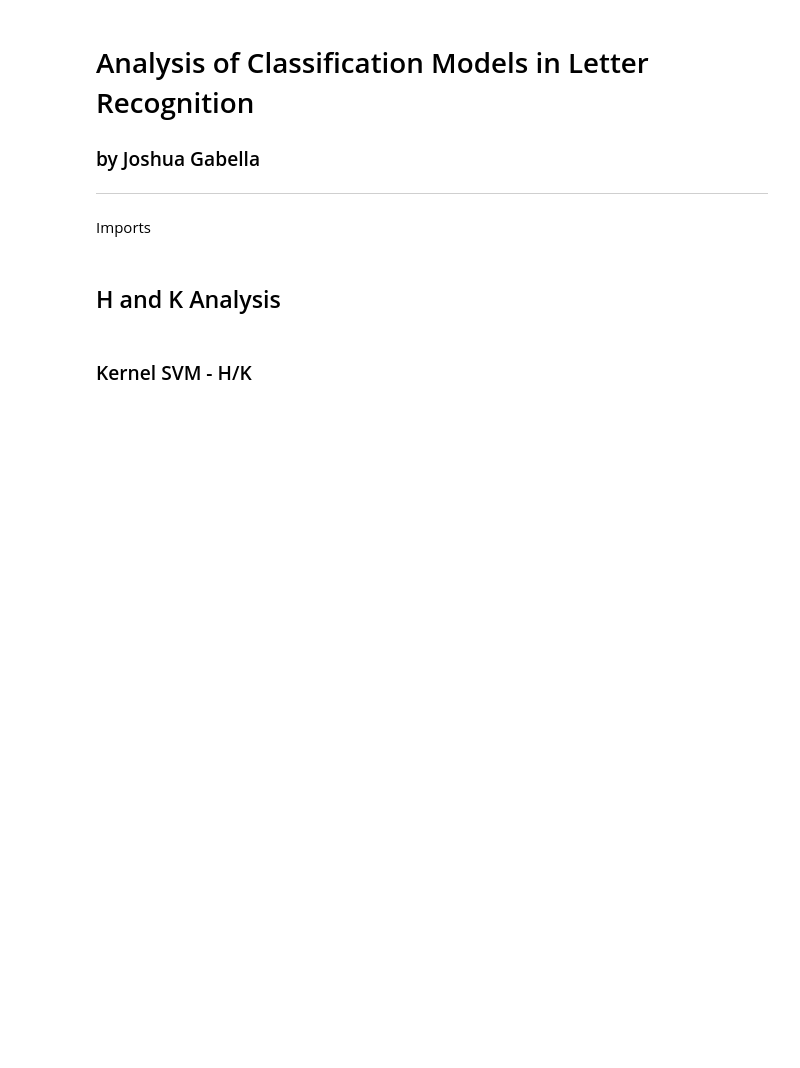
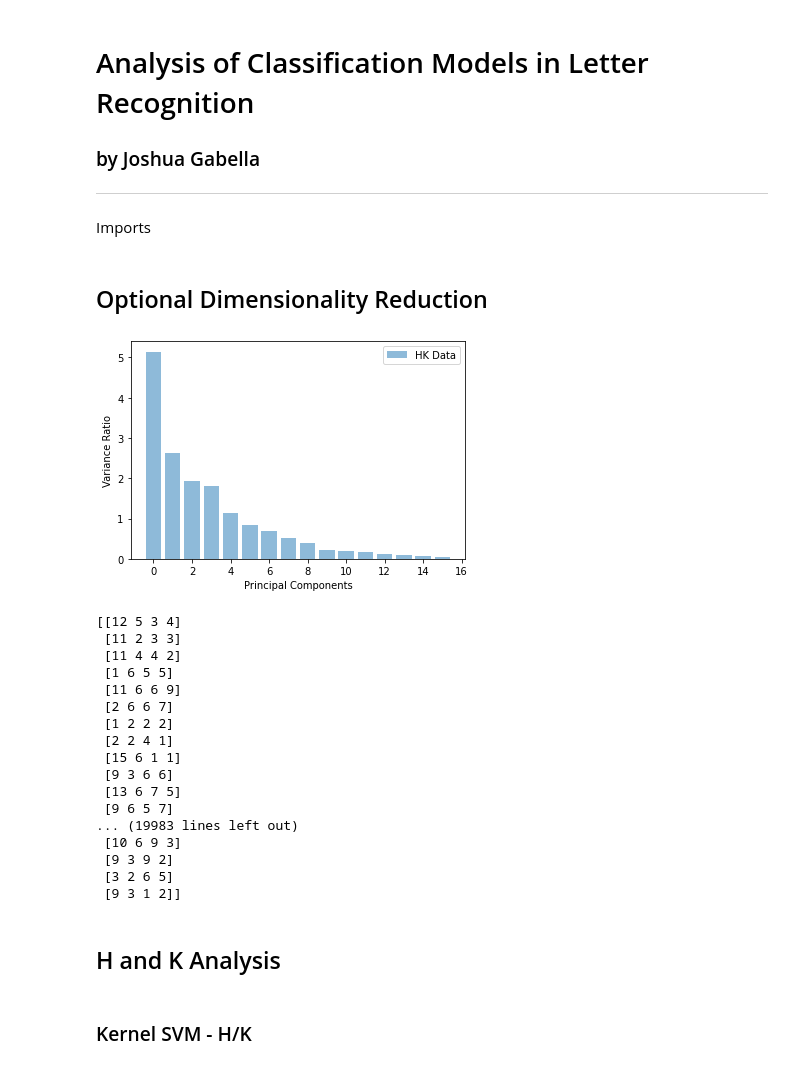
Before and after one commit to jgabella/cse514a-ProjectImplementation2, a Jupyter notebook: LetterRecognitionAnalysis.ipynb, the cells around one changed output. Drawn from its saved outputs; the diff is of its cells as text; code cells hidden in the pictures; blank space fills up the shorter version.

Commit message:
dimensionality reduction code

```diff
--- a/LetterRecognitionAnalysis.ipynb
+++ b/LetterRecognitionAnalysis.ipynb
@@ -19,6 +24,78 @@ data = df.to_numpy()
 HKdata = data[np.logical_or(data[:,0]=='H', data[:,0] == 'K'), :]
 MYdata = data[np.logical_or(data[:,0]=='M', data[:,0] == 'Y'), :]
 DOdata = data[np.logical_or(data[:,0]=='D', data[:,0] == 'O'), :]
+# %% [markdown]
+## Optional Dimensionality Reduction
+# %%
+#PCAnalysis
+def runPCA(data):
+    training_data, test_data = train_test_split(HKdata, test_size=0.1, random_state=0)
+    training_y = training_data[:, 0]
+    training_X = training_data[:, 1:]
+    test_y = test_data[:, 0]
+    test_X = test_data[:, 1:]
+    scaler = StandardScaler()
+    scaler.fit(training_X)
+    Xtr = scaler.transform(training_X)
+    Xtest = scaler.transform(test_X)
+
+    pca=PCA()
+    pca.fit_transform(Xtr)
+    varex = pca.explained_variance_
+
+    plt.bar(range(len(varex)), varex, alpha = 0.5, label="HK Data") #have to hardcode data label
+    plt.legend()
+    plt.ylabel('Variance Ratio')
+    plt.xlabel('Principal Components')
+    plt.show()
+
+def processData(data, reduce_dim=False, method='PCA'):
+    features = data[:, 1:]
+    labels = data[:, 0]
+    if reduce_dim:
+        if method=='PCA':
+            scaler = StandardScaler()
+            features = scaler.fit_transform(features)
+            pca=PCA(n_components=4)
+            features = pca.fit_transform(features)
+            data = np.hstack((labels.reshape(len(features), 1), features))
+        elif method=='VarianceThreshold':
+            vars = []
+            for col in features.T:
+                vars.append(np.var(col))
+            vars = np.flip(np.sort(np.array(vars)))
+            selector = VarianceThreshold(threshold=(vars[3]+vars[4])/2)
+            selector.fit(features)
+            features = selector.transform(features)
+            data = np.hstack((labels.reshape(len(features), 1), features))
+    else:
+        data = np.hstack((labels.reshape(len(features), 1), features))
+    HKdata = data[np.logical_or(data[:,0]=='H', data[:,0] == 'K'), :]
+    MYdata = data[np.logical_or(data[:,0]=='M', data[:,0] == 'Y'), :]
+    DOdata = data[np.logical_or(data[:,0]=='D', data[:,0] == 'O'), :]
+    return HKdata, MYdata, DOdata
+
+runPCA(HKdata)
+HKdata, MYdata, DOdata = processData(data, True, 'VarianceThreshold')
+# %% [output]
+[figure, added]
+[[12 5 3 4]
+ [11 2 3 3]
+ [11 4 4 2]
+ [1 6 5 5]
+ [11 6 6 9]
+ [2 6 6 7]
+ [1 2 2 2]
+ [2 2 4 1]
+ [15 6 1 1]
+ [9 3 6 6]
+ [13 6 7 5]
+ [9 6 5 7]
+... (19983 lines left out)
+ [10 6 9 3]
+ [9 3 9 2]
+ [3 2 6 5]
+ [9 3 1 2]]
 # %% [markdown]
 ## H and K Analysis
 # %%
```
Also changed, not shown: parts of 28 cells of this notebook.
